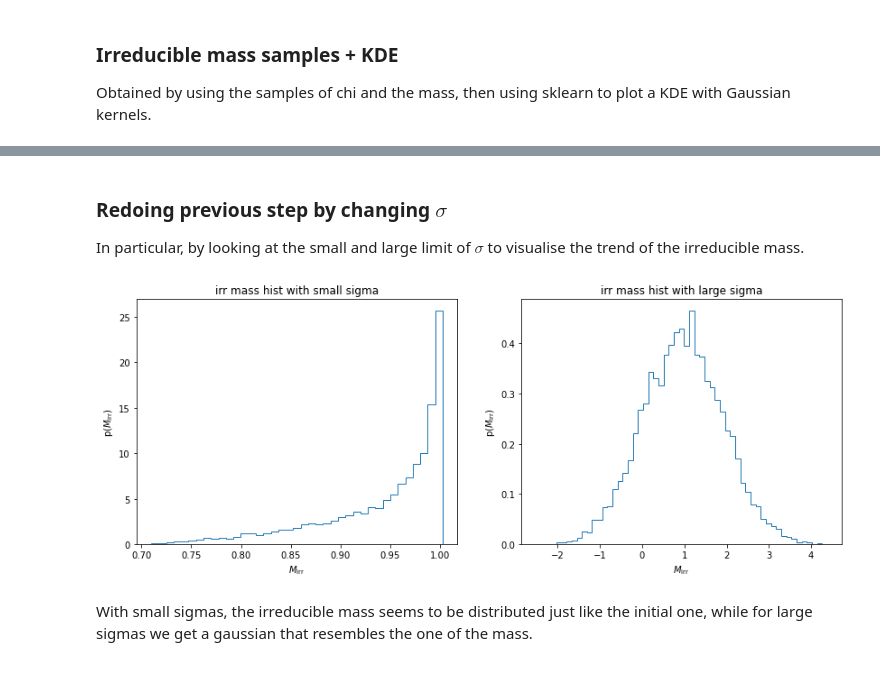
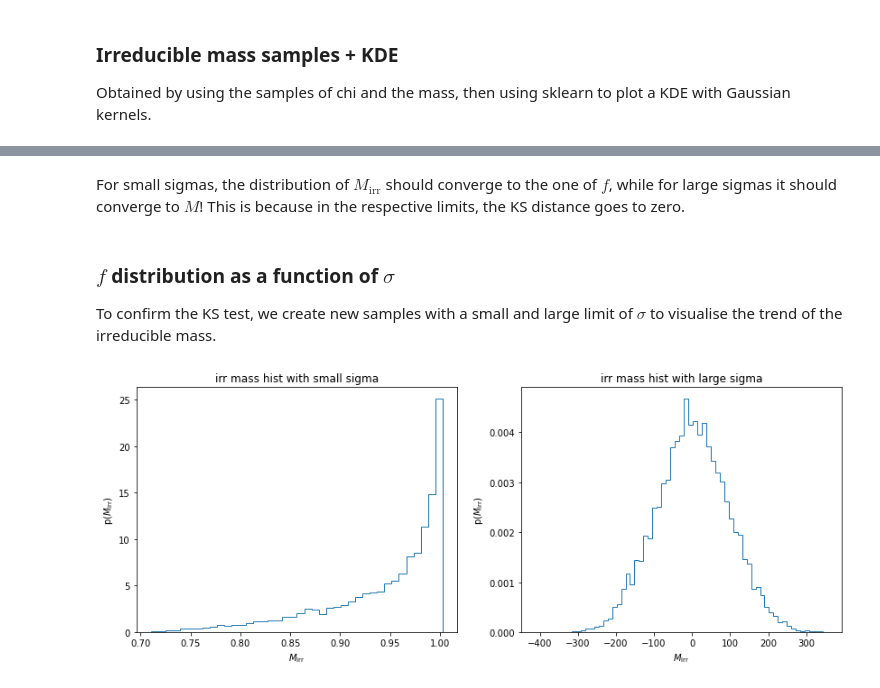
Before and after one commit to lisam10/astrostatistics_bicocca_2024, a Jupyter notebook: working/W07_BH-irrmass.ipynb, the cells around one changed output, grey strips where cells are left out. Cells and saved outputs as stored; diff of their text form; code cells hidden in the pictures.

```diff
--- a/working/W07_BH-irrmass.ipynb
+++ b/working/W07_BH-irrmass.ipynb
@@ -58,0 +67,4 @@ plt.plot(m_irr, gauss_pdf)
+# %%
+sigmas_n = 20
+sigmas = np.logspace(-5, 5, sigmas_n)
+N = 10000
@@ -59,39 +97,36 @@ plt.plot(m_irr, gauss_pdf)
+# %% [markdown]
+For small sigmas, the distribution of $M_\mathrm{irr}$ should converge to the one of $f$, while for large sigmas it should converge to $M$! This is because in the respective limits, the KS distance goes to zero.
 # %% [markdown]
-### Redoing previous step by changing $\sigma$
-In particular, by looking at the small and large limit of $\sigma$ to visualise the trend of the irreducible mass.
+### $f$ distribution as a function of $\sigma$
+To confirm the KS test, we create new samples with a small and large limit of $\sigma$ to visualise the trend of the irreducible mass.
 # %%
 def chi_mass_samples (N, mean, sigma):
     chi = np.random.uniform(0, 1, N)
     mass = np.random.normal(mean, sigma, N)
     return chi, mass
 # %%
-small_sigma = 0.001
-large_sigma = 1
+small_sigma = 0.0001
+large_sigma = 100
 
 fig = plt.figure(figsize=(14, 5))
 
+#-- small sigma
 schi, smass = chi_mass_samples(Nsamples, mean, small_sigma)
 s_m_irr = get_M_irr(schi, smass)
-s_m_irr.sort()
-#s_gauss_pdf = kde_sklearn(s_m_irr,bandwidth=0.01,kernel="gaussian")
 
 ax = fig.add_subplot(121)
 _ = fancyhist(s_m_irr, bins="freedman", histtype="step",density=True)
-#ax.plot(s_m_irr, s_gauss_pdf)
 ax.set(xlabel='$M_\mathrm{irr}$', ylabel = 'p($M_\mathrm{irr}$)', title = 'irr mass hist with small sigma')
 
+#-- large sigma
 lchi, lmass = chi_mass_samples(Nsamples, mean, large_sigma)
 l_m_irr = get_M_irr(lchi, lmass)
-l_m_irr.sort()
-#l_gauss_pdf = kde_sklearn(l_m_irr,bandwidth=0.001,kernel="tophat")
 
 ax = fig.add_subplot(122)
 _ = fancyhist(l_m_irr, bins="freedman", histtype="step",density=True)
-#ax.plot(l_m_irr, l_gauss_pdf)
 ax.set(xlabel='$M_\mathrm{irr}$', ylabel = 'p($M_\mathrm{irr}$)', title = 'irr mass hist with large sigma')
 
+
 plt.show()
 # %% [output]
-[figure, old version]
+[figure, new version]
-# %% [markdown]
-With small sigmas, the irreducible mass seems to be distributed just like the initial one, while for large sigmas we get a gaussian that resembles the one of the mass.
```
Also changed, not shown: parts of 5 cells of this notebook.
